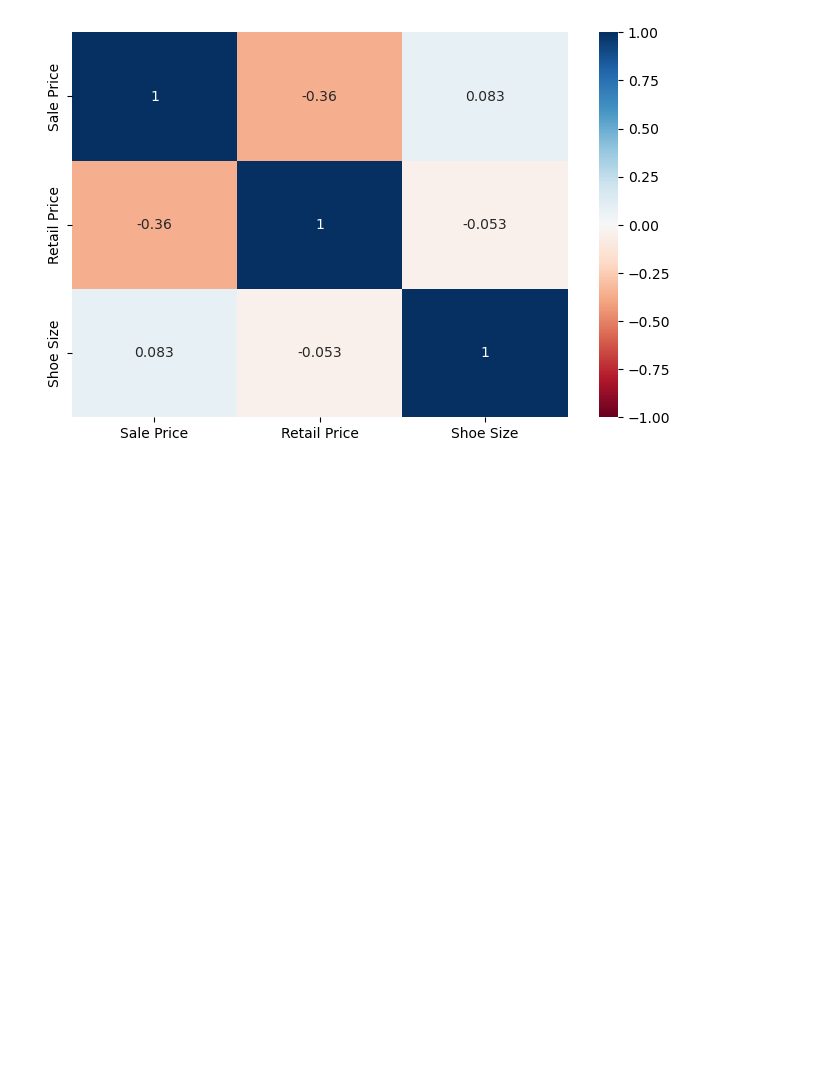
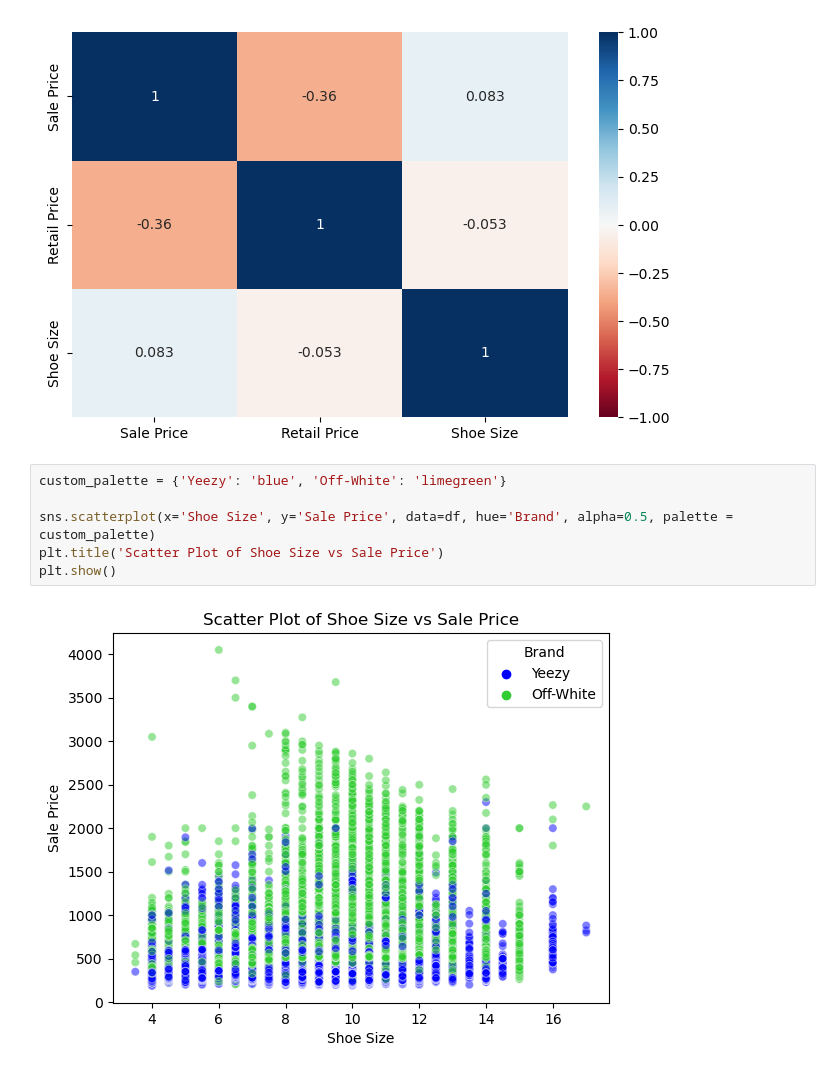
Before and after one commit to Chris-Goyette/StockX_2019, a Jupyter notebook: StockX_2019.ipynb, the cells around one changed output. Drawn from its saved outputs; the diff is of its cells as text; blank space fills up the shorter version.

Commit message:
Adds scatter plot

```diff
--- a/StockX_2019.ipynb
+++ b/StockX_2019.ipynb
@@ -226,3 +226,11 @@ which is also very close to zero and indicates a negligible negative relationshi
 '''
 # %% [output]
 [figure]
+# %%
+custom_palette = {'Yeezy': 'blue', 'Off-White': 'limegreen'}
+
+sns.scatterplot(x='Shoe Size', y='Sale Price', data=df, hue='Brand', alpha=0.5, palette = custom_palette)
+plt.title('Scatter Plot of Shoe Size vs Sale Price')
+plt.show()
+# %% [output]
+[figure, added]
```
